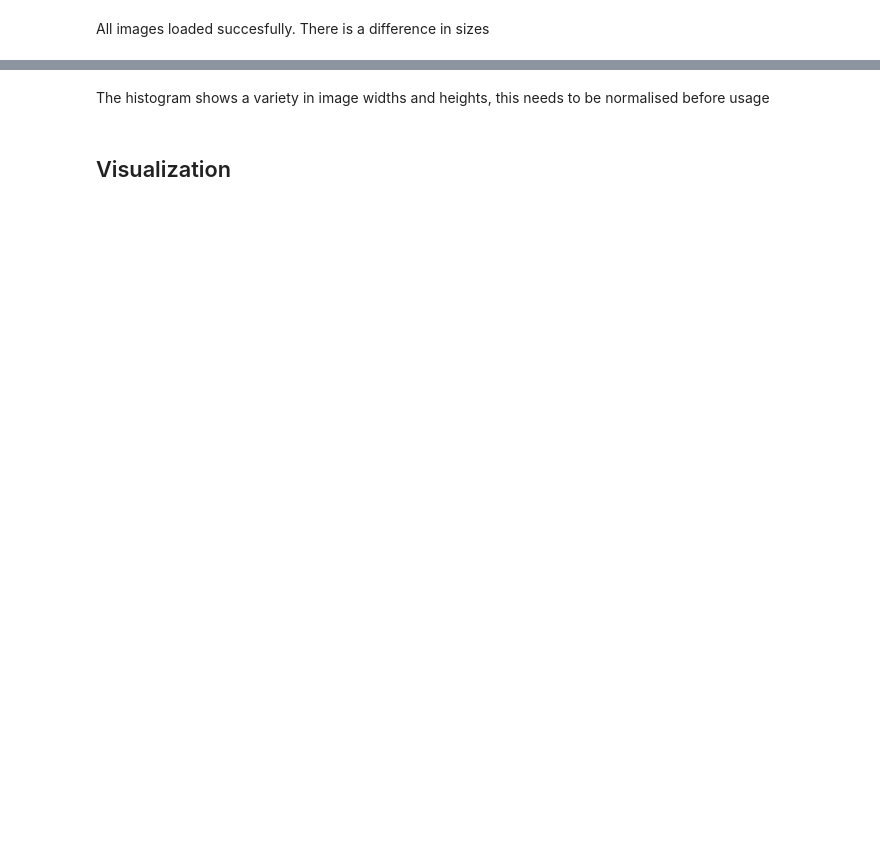
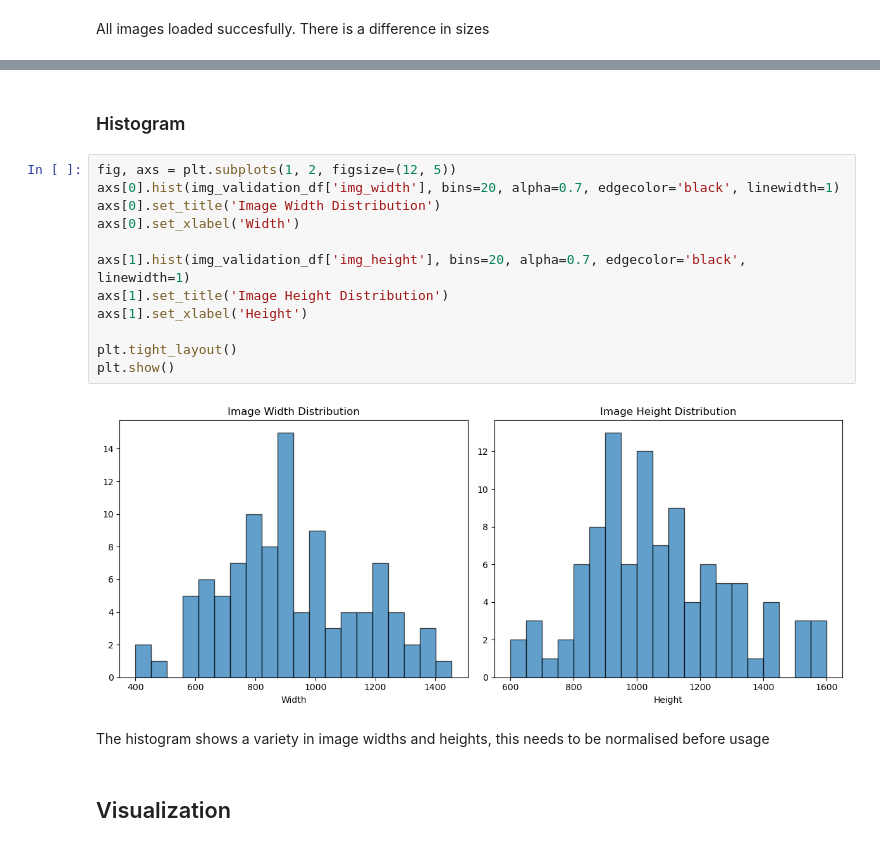
Before and after one commit to LaurenzPoll/Art-classifier, a Jupyter notebook: 02_data_understanding/02_3_exploratory_data_analysis.ipynb, the cells around one changed output, grey strips where cells are left out. Cells and saved outputs as stored; diff of their text form; blank space fills up the shorter version.

```diff
--- a/02_data_understanding/02_3_exploratory_data_analysis.ipynb
+++ b/02_data_understanding/02_3_exploratory_data_analysis.ipynb
@@ -391,3 +403,19 @@ plt.show()
+# %% [markdown]
+### Histogram
+# %%
+fig, axs = plt.subplots(1, 2, figsize=(12, 5))
+axs[0].hist(img_validation_df['img_width'], bins=20, alpha=0.7, edgecolor='black', linewidth=1)
+axs[0].set_title('Image Width Distribution')
+axs[0].set_xlabel('Width')
+
+axs[1].hist(img_validation_df['img_height'], bins=20, alpha=0.7, edgecolor='black', linewidth=1)
+axs[1].set_title('Image Height Distribution')
+axs[1].set_xlabel('Height')
+
+plt.tight_layout()
+plt.show()
+# %% [output]
+[figure, added]
 # %% [markdown]
 The histogram shows a variety in image widths and heights, this needs to be normalised before usage
 # %% [markdown]
```
Also changed, not shown: parts of 54 cells of this notebook, 1 other file.
